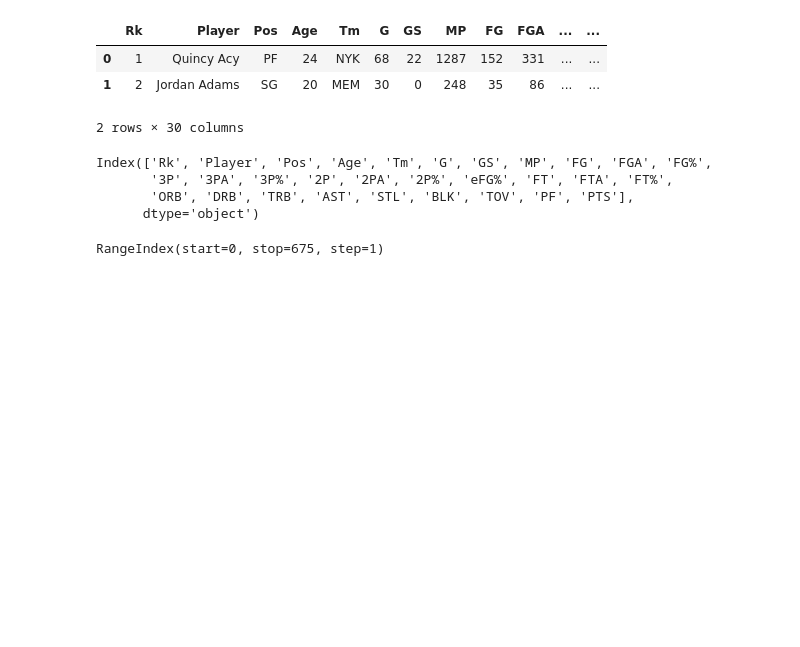
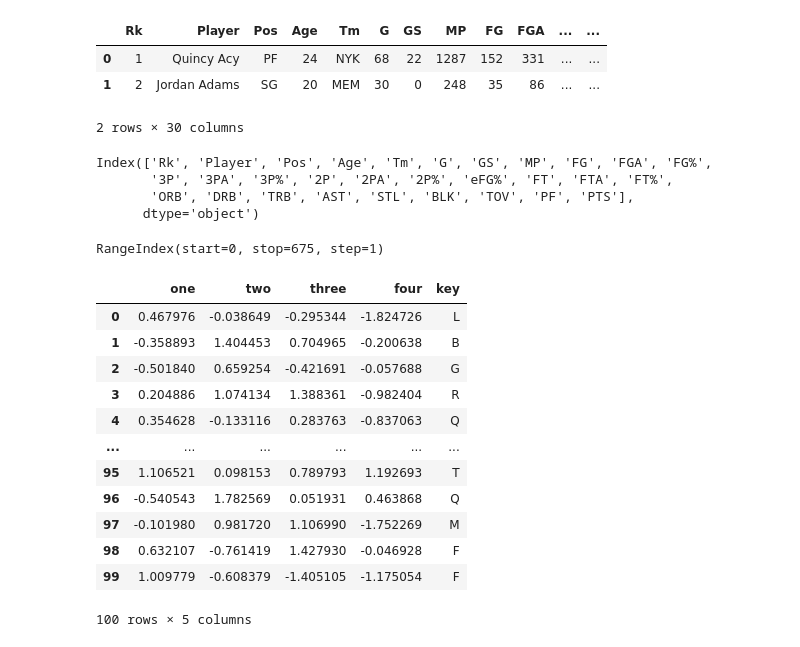
Before and after one commit to mdakram09/study-python, a Jupyter notebook: code_pandas1/examples/P1.ipynb, the cells around one changed output. Drawn from its saved outputs; the diff is of its cells as text; code cells hidden in the pictures; blank space fills up the shorter version.

```diff
--- a/code_pandas1/examples/P1.ipynb
+++ b/code_pandas1/examples/P1.ipynb
@@ -133,4 +133,20 @@ d[0].index
 # %% [output]
 RangeIndex(start=0, stop=675, step=1)
 # %%
-df=pd.read_csv('ex6.csv', nrows=10)
+df=pd.read_csv('ex6.csv', nrows=100)
+# %%
+df
+# %% [output]
+|  | one | two | three | four | key |
+| 0 | 0.467976 | -0.038649 | -0.295344 | -1.824726 | L |
+| 1 | -0.358893 | 1.404453 | 0.704965 | -0.200638 | B |
+| 2 | -0.501840 | 0.659254 | -0.421691 | -0.057688 | G |
+| 3 | 0.204886 | 1.074134 | 1.388361 | -0.982404 | R |
+| 4 | 0.354628 | -0.133116 | 0.283763 | -0.837063 | Q |
+| ... | ... | ... | ... | ... | ... |
+| 95 | 1.106521 | 0.098153 | 0.789793 | 1.192693 | T |
+| 96 | -0.540543 | 1.782569 | 0.051931 | 0.463868 | Q |
+| 97 | -0.101980 | 0.981720 | 1.106990 | -1.752269 | M |
+| 98 | 0.632107 | -0.761419 | 1.427930 | -0.046928 | F |
+| 99 | 1.009779 | -0.608379 | -1.405105 | -1.175054 | F |
+100 rows × 5 columns
```
Also changed, not shown: parts of 5 cells of this notebook, 5 other files.
